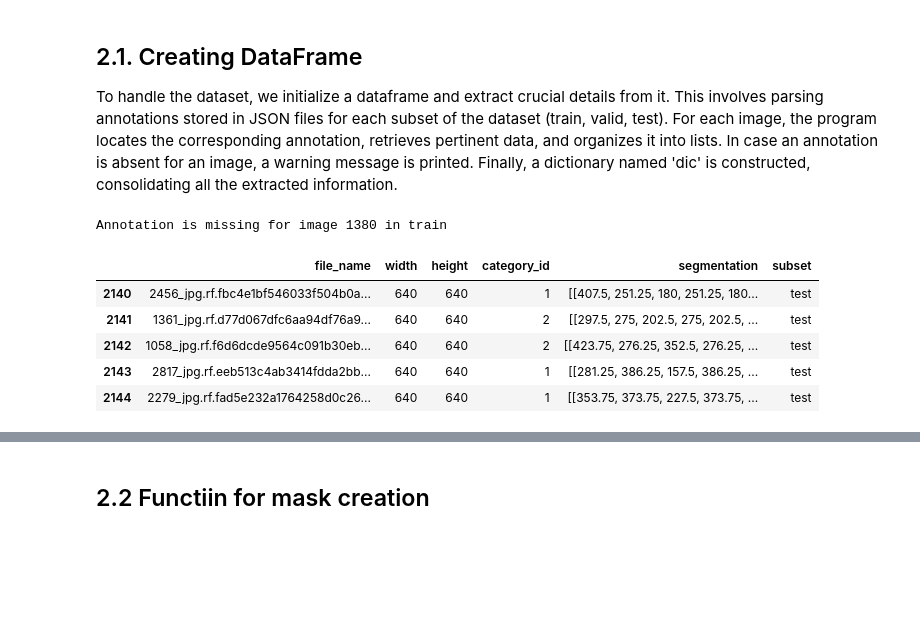
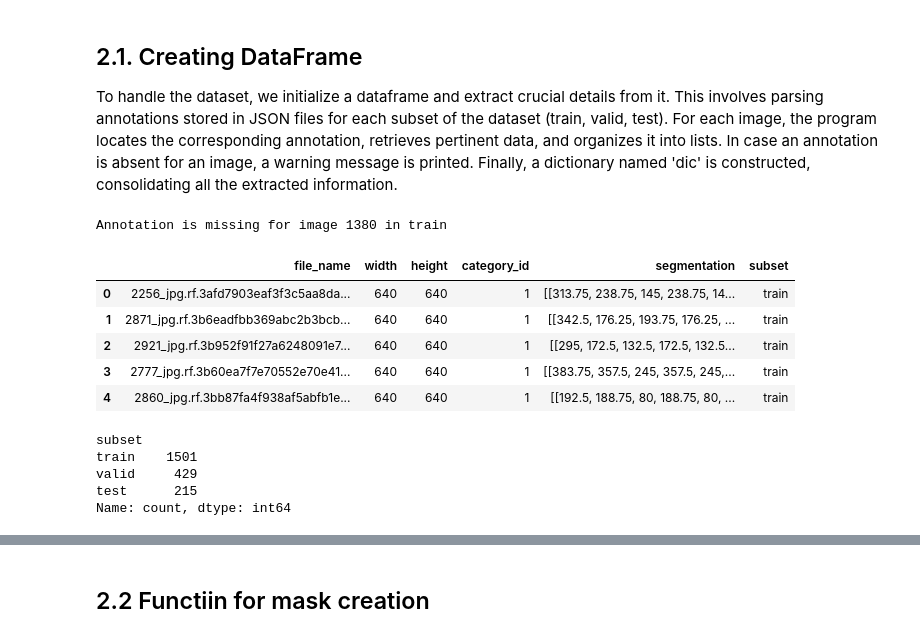
Before and after one commit to 87tana/SemanticSegmentation-in-Medical-Imaging, a Jupyter notebook: Tumor_Semantic_Segmentation.ipynb, the cells around one changed output, grey strips where cells are left out. Saved outputs shown, nothing was run; the diff lists cells and outputs as text; code cells hidden in the pictures; blank space fills up the shorter version.

```diff
--- a/Tumor_Semantic_Segmentation.ipynb
+++ b/Tumor_Semantic_Segmentation.ipynb
@@ -62,36 +103,45 @@ for s in ['train', 'valid', 'test']:
   with open(os.path.join(root_dir,s,'_annotations.coco.json'),'r') as file:
     data = json.load(file)
     for id in range(len(data['images'])):
       # Flag to check the annotation availability
       ann_available=False
       # Look for the corresponding annotation
       for j in range(id,len(data['images'])):
         if data['annotations'][j]['image_id'] == data['images'][id]['id']:
           category_id.append(data['annotations'][j]['category_id'])
           segmentation.append(data['annotations'][j]['segmentation'])
           ann_available=True
           break
 
       if ann_available:
         file_name.append(data['images'][id]['file_name'])
         width.append(data['images'][id]['width'])
         height.append(data['images'][id]['height'])
         subset.append(s)
       else:
         print(f'Annotation is missing for image {id} in {s}')
 
 
 
 dic = {'file_name': file_name, 'width': width , 'height': height,\
         'category_id': category_id, 'segmentation': segmentation, 'subset': subset}
 
 df = pd.DataFrame.from_dict(dic)
-df.tail()
+df.head()
 # %% [output]
 Annotation is missing for image 1380 in train
 |  | file_name | width | height | category_id | segmentation | subset |
-| 2140 | 2456_jpg.rf.fbc4e1bf546033f504b0a... | 640 | 640 | 1 | [[407.5, 251.25, 180, 251.25, 180... | test |
-| 2141 | 1361_jpg.rf.d77d067dfc6aa94df76a9... | 640 | 640 | 2 | [[297.5, 275, 202.5, 275, 202.5, ... | test |
-| 2142 | 1058_jpg.rf.f6d6dcde9564c091b30eb... | 640 | 640 | 2 | [[423.75, 276.25, 352.5, 276.25, ... | test |
-| 2143 | 2817_jpg.rf.eeb513c4ab3414fdda2bb... | 640 | 640 | 1 | [[281.25, 386.25, 157.5, 386.25, ... | test |
-| 2144 | 2279_jpg.rf.fad5e232a1764258d0c26... | 640 | 640 | 1 | [[353.75, 373.75, 227.5, 373.75, ... | test |
+| 0 | 2256_jpg.rf.3afd7903eaf3f3c5aa8da... | 640 | 640 | 1 | [[313.75, 238.75, 145, 238.75, 14... | train |
+| 1 | 2871_jpg.rf.3b6eadfbb369abc2b3bcb... | 640 | 640 | 1 | [[342.5, 176.25, 193.75, 176.25, ... | train |
+| 2 | 2921_jpg.rf.3b952f91f27a6248091e7... | 640 | 640 | 1 | [[295, 172.5, 132.5, 172.5, 132.5... | train |
+| 3 | 2777_jpg.rf.3b60ea7f7e70552e70e41... | 640 | 640 | 1 | [[383.75, 357.5, 245, 357.5, 245,... | train |
+| 4 | 2860_jpg.rf.3bb87fa4f938af5abfb1e... | 640 | 640 | 1 | [[192.5, 188.75, 80, 188.75, 80, ... | train |
+# %%
+subset_counts = df['subset'].value_counts()
+subset_counts
+# %% [output]
+subset
+train    1501
+valid     429
+test      215
+Name: count, dtype: int64
```
Also changed, not shown: parts of 30 cells of this notebook.
